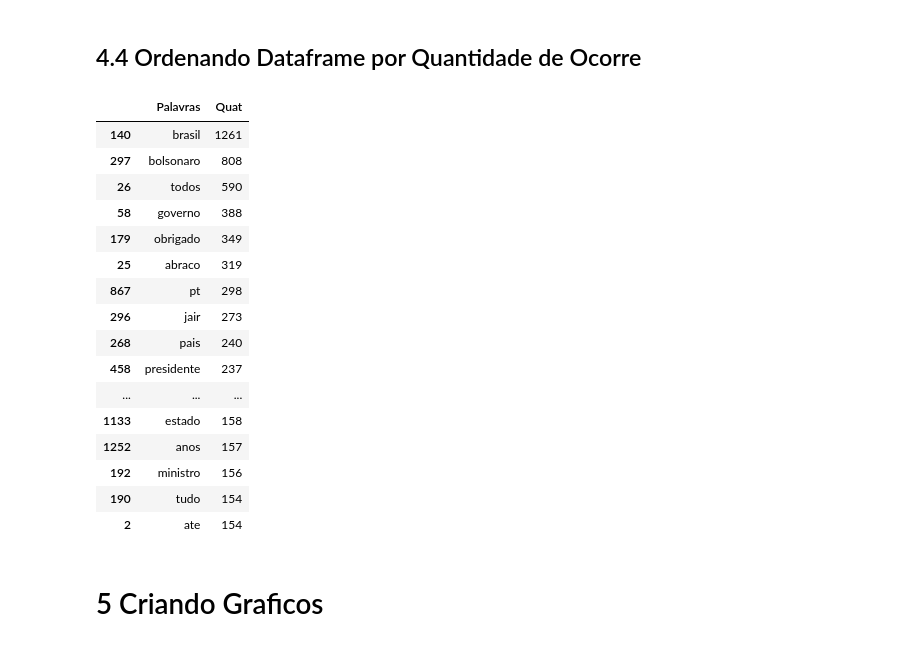
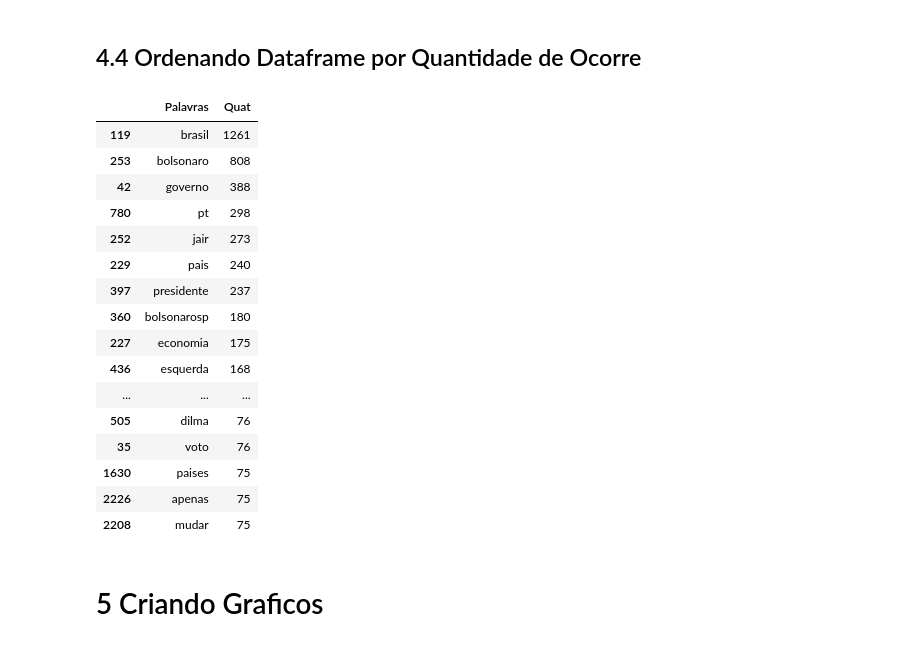
Before and after one commit to GeoIsrael/BolsoxLula_Twitter, a Jupyter notebook: bozoXlula/Desafio_lula.ipynb, the cells around one changed output. Drawn from its saved outputs; the diff is of its cells as text; code cells hidden in the pictures.

```diff
--- a/bozoXlula/Desafio_lula.ipynb
+++ b/bozoXlula/Desafio_lula.ipynb
@@ -263,6 +254,23 @@ for i in range(dados_bozo.shape[0]): # Criando Um loop para criação de uma lis
         texto= texto.replace(p,'') #removendo pontuação
     re.sub(r' +',' ',texto)
     lista_final_bozo= lista_final_bozo+texto.split() #  Adicinando a uma lista
+# %%
+lista_palavras_deletadas=['sobre', 'sao', 'q', 'd', 'grande', 'dia', 'hoje', 'fazer', 'ja', 'agora', 'vai',
+                          'pra', 'o','dar',"nao",'ter', 'porque', 'anos', 'voces', 'ricardo', 'so', 'estao',
+                          'stuckert', 'aqui', 'pode', 'quero', 'fala','vivo', 'contra', 'vamos', 'foto', 'visita',
+                          'voce', 'ate', 'voltar', 'vida', 'paulo', 'guedes', 'entrevista', 'melhor', 'rio', 'nunca',
+                          'todo', 'durante', 'vou','eu', 'milhoes', 'estado', 'ha', 'vez', 'querem', 'casa', 'defesa',
+                          'precisa', 'nacional', 'quer', 'caravana', 'a', 'dizer','fez', 'acompanhe', 'tambem', 'possivel',
+                          'fotos', 'tudo','coisa','vao', 'obrigado','todos', 'abraco', 'via', 'sempre', 'c', 'p', 'boa',
+                          'verdade', 'parabens', 'forte', 'ministro', 'n', 'bem', 'bom', 'parte', 'ano', 'sera', 'assista',
+                          'consideracao', 'r', 'semana', 'outros', 'ainda', 'maior', 'mil', '2018', 'mundo', 'programa',
+                          'federal', 'apos', 'apoio', 'noite', 'sendo', 'sp', 'lei', '2019', 'cada', 'menos', 'nova', 'futuro',
+                          'poder', 'juntos', 'pouco', 'agradeco', 'projeto', 'desde', 'fim', 'janeiro', 'acima', 'alguns',
+                          'faz', 'caso', 'pessoas', 'confianca', '2', 'ministerio', 'rj', 'alem', 'recurso', 'dias', 'bilhoes',
+                          'qualquer', 'mais', 'novo']
+
+for i in lista_palavras_deletadas:
+    lista_final_bozo=list(filter(lambda a: a != i, lista_final_bozo))
 # %% [markdown]
 ## 4.2 Criando Dicionário de Palavras
 # %%
@@ -281,33 +289,33 @@ dataframe_bozo=pd.DataFrame(list(di.items()), # Criando Dataframe recebendo o Di
 ## 4.4 Ordenando Dataframe por Quantidade de Ocorre
 # %%
 dataframe_bozo_ordenado=dataframe_bozo.sort_values(by='Quat', ascending=False) #Ordenando as Linhas pela Quantidade
-dataframe_bozo_ordenado=dataframe_bozo_ordenado[dataframe_bozo_ordenado.Palavras != 'nao']
-dataframe_bozo_ordenado=dataframe_bozo_ordenado[dataframe_bozo_ordenado.Palavras != 'sobre']
-dataframe_bozo_ordenado=dataframe_bozo_ordenado[dataframe_bozo_ordenado.Palavras != 'sao']
-dataframe_bozo_ordenado=dataframe_bozo_ordenado[dataframe_bozo_ordenado.Palavras != 'q']
-dataframe_bozo_ordenado=dataframe_bozo_ordenado[dataframe_bozo_ordenado.Palavras != 'd']
-dataframe_bozo_ordenado=dataframe_bozo_ordenado[dataframe_bozo_ordenado.Palavras != 'grande']
-dataframe_bozo_ordenado=dataframe_bozo_ordenado[dataframe_bozo_ordenado.Palavras != 'dia']
-dataframe_bozo_ordenado=dataframe_bozo_ordenado[dataframe_bozo_ordenado.Palavras != 'hoje']
-dataframe_bozo_ordenado.head(30)
+# dataframe_bozo_ordenado=dataframe_bozo_ordenado[dataframe_bozo_ordenado.Palavras != 'nao']
+# dataframe_bozo_ordenado=dataframe_bozo_ordenado[dataframe_bozo_ordenado.Palavras != 'sobre']
+# dataframe_bozo_ordenado=dataframe_bozo_ordenado[dataframe_bozo_ordenado.Palavras != 'sao']
+# dataframe_bozo_ordenado=dataframe_bozo_ordenado[dataframe_bozo_ordenado.Palavras != 'q']
+# dataframe_bozo_ordenado=dataframe_bozo_ordenado[dataframe_bozo_ordenado.Palavras != 'd']
+# dataframe_bozo_ordenado=dataframe_bozo_ordenado[dataframe_bozo_ordenado.Palavras != 'grande']
+# dataframe_bozo_ordenado=dataframe_bozo_ordenado[dataframe_bozo_ordenado.Palavras != 'dia']
+# dataframe_bozo_ordenado=dataframe_bozo_ordenado[dataframe_bozo_ordenado.Palavras != 'hoje']
+dataframe_bozo_ordenado.head(50)
 # %% [output]
 |  | Palavras | Quat |
-| 140 | brasil | 1261 |
-| 297 | bolsonaro | 808 |
-| 26 | todos | 590 |
-| 58 | governo | 388 |
-| 179 | obrigado | 349 |
-| 25 | abraco | 319 |
-| 867 | pt | 298 |
-| 296 | jair | 273 |
-| 268 | pais | 240 |
-| 458 | presidente | 237 |
+| 119 | brasil | 1261 |
+| 253 | bolsonaro | 808 |
+| 42 | governo | 388 |
+| 780 | pt | 298 |
+| 252 | jair | 273 |
+| 229 | pais | 240 |
+| 397 | presidente | 237 |
+| 360 | bolsonarosp | 180 |
+| 227 | economia | 175 |
+| 436 | esquerda | 168 |
 | ... | ... | ... |
-| 1133 | estado | 158 |
-| 1252 | anos | 157 |
-| 192 | ministro | 156 |
-| 190 | tudo | 154 |
-| 2 | ate | 154 |
+| 505 | dilma | 76 |
+| 35 | voto | 76 |
+| 1630 | paises | 75 |
+| 2226 | apenas | 75 |
+| 2208 | mudar | 75 |
 # %% [markdown]
 # 5 Criando Graficos
 # %%
```
Also changed, not shown: parts of 16 cells of this notebook.
